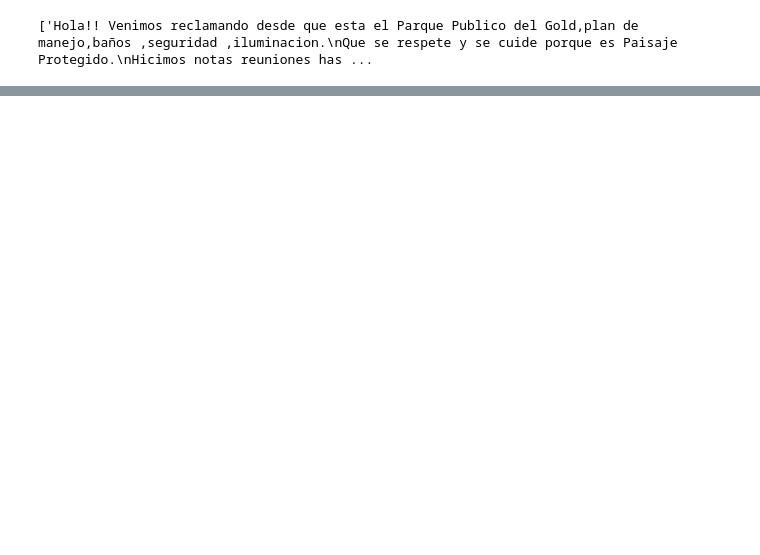
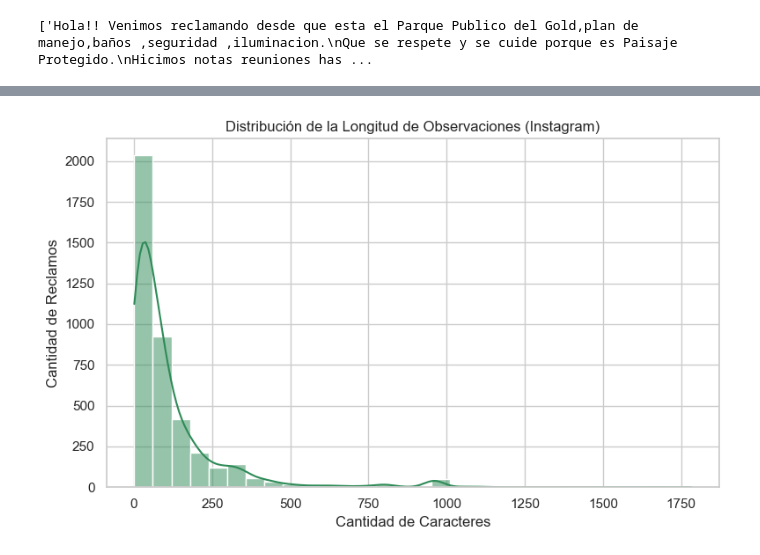
Before and after one commit to Pericsen/sanisi-redes, a Jupyter notebook: src/instagram/EDA/ig_comments_eda.ipynb, the cells around one changed output, grey strips where cells are left out. Saved outputs shown, nothing was run; the diff lists cells and outputs as text; code cells hidden in the pictures; blank space fills up the shorter version.

```diff
--- a/src/instagram/EDA/ig_comments_eda.ipynb
+++ b/src/instagram/EDA/ig_comments_eda.ipynb
@@ -599,0 +562,14 @@ df_tok.sort_values('log_odds', ascending=False).head(20)
+# %%
+# 🧮 Calcular longitud de cada observación
+df_filtered['longitud'] = df_filtered['comment_text'].str.len()
+
+# 📊 Distribución de la longitud de observaciones
+plt.figure(figsize=(8,5))
+sns.histplot(df_filtered['longitud'], bins=30, color=verde_si, kde=True)
+plt.title('Distribución de la Longitud de Observaciones (Instagram)')
+plt.xlabel('Cantidad de Caracteres')
+plt.ylabel('Cantidad de Reclamos')
+plt.tight_layout()
+plt.show()
+# %% [output]
+[figure, added]
```
Also changed, not shown: parts of 37 cells of this notebook.
